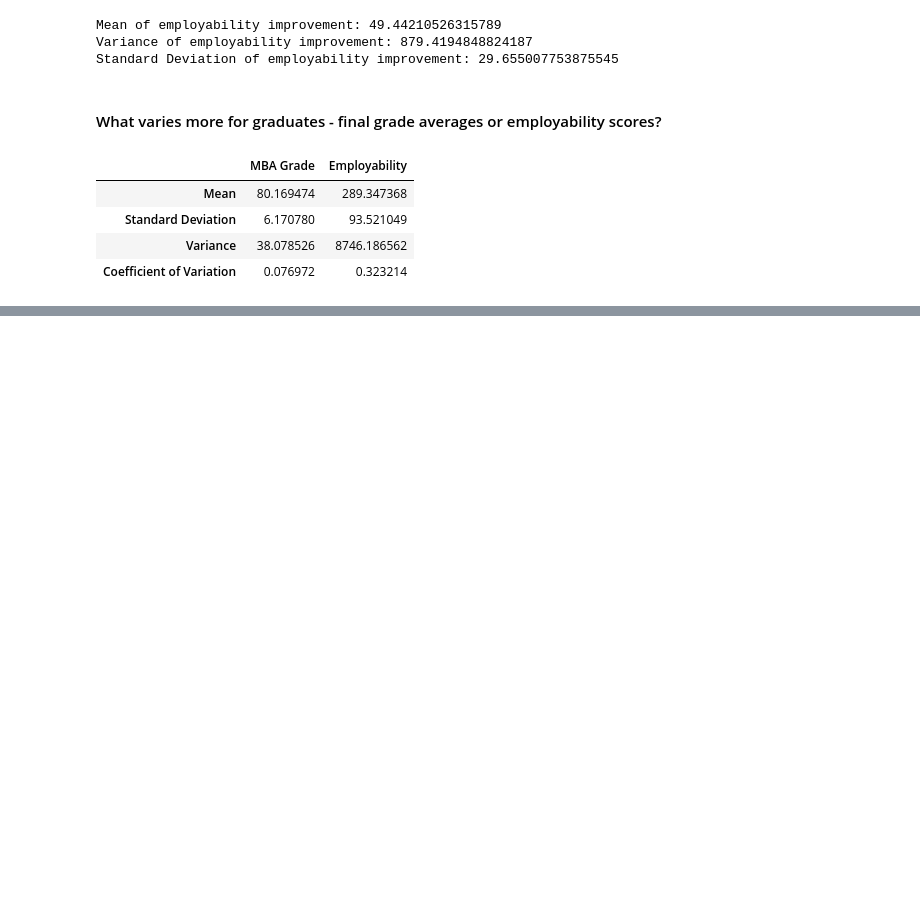
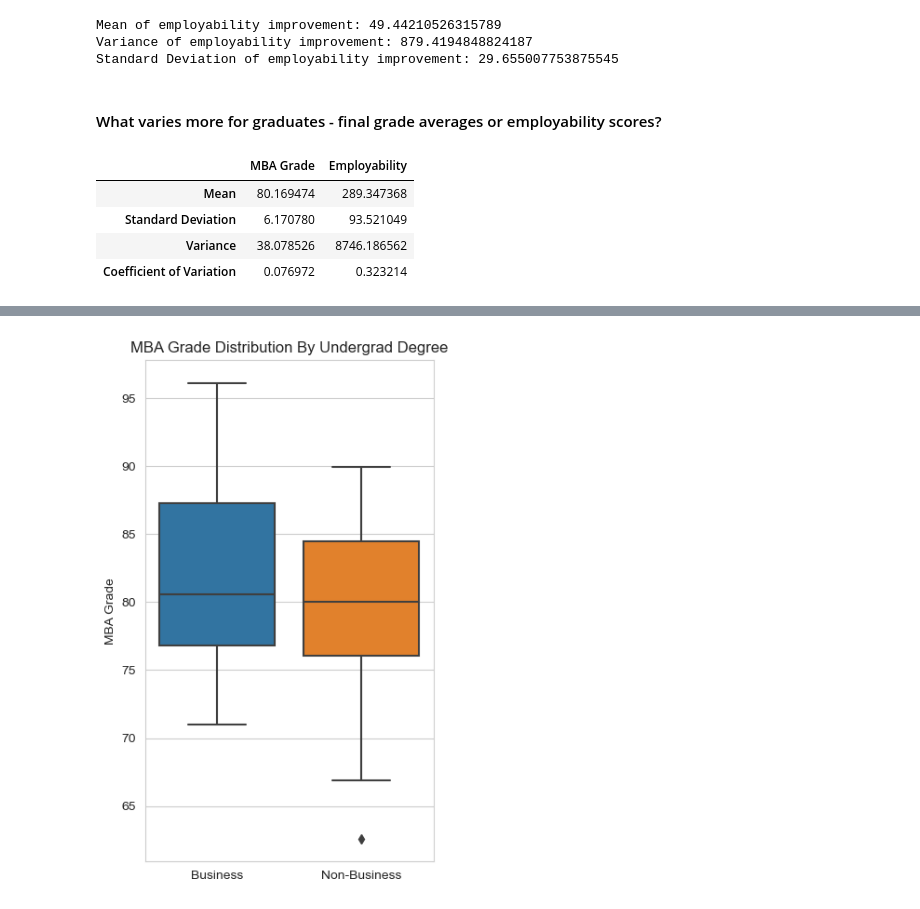
Before and after one commit to MeetPatel89/recruitment_analysis, a Jupyter notebook: notebook.ipynb, the cells around one changed output, grey strips where cells are left out. Cells and saved outputs as stored; diff of their text form; code cells hidden in the pictures; blank space fills up the shorter version.

```diff
--- a/notebook.ipynb
+++ b/notebook.ipynb
@@ -353,0 +378,11 @@ pd.DataFrame(
+# %%
+fig, ax = plt.subplots(figsize=(4, 7))
+sns.boxplot(data=[student_grades[student_grades["Undergrad Degree"] == "Business"].loc[:, "MBA Grade"], student_grades[student_grades["Undergrad Degree"] != "Business"].loc[:, "MBA Grade"]], ax=ax)
+
+plt.title("MBA Grade Distribution By Undergrad Degree")
+ax.set_ylabel("MBA Grade")
+ax.set_xticklabels(["Business", "Non-Business"])
+
+plt.show()
+# %% [output]
+[figure, added]
```
Also changed, not shown: parts of 4 cells of this notebook.
